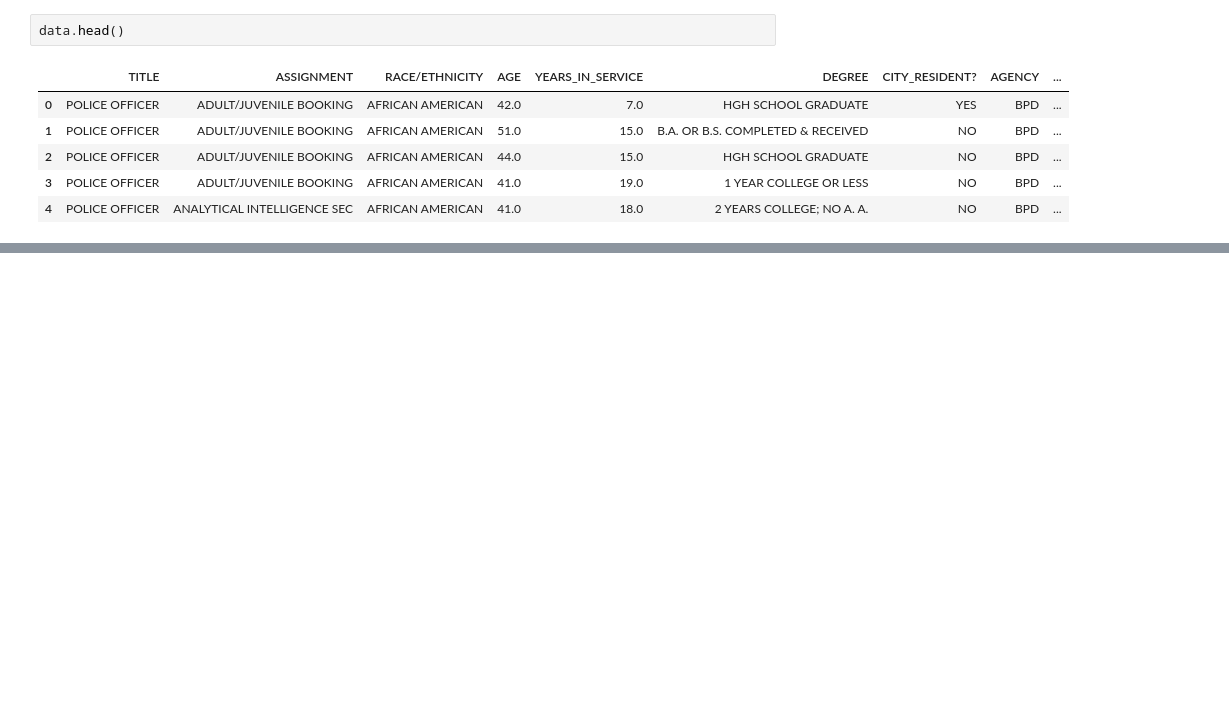
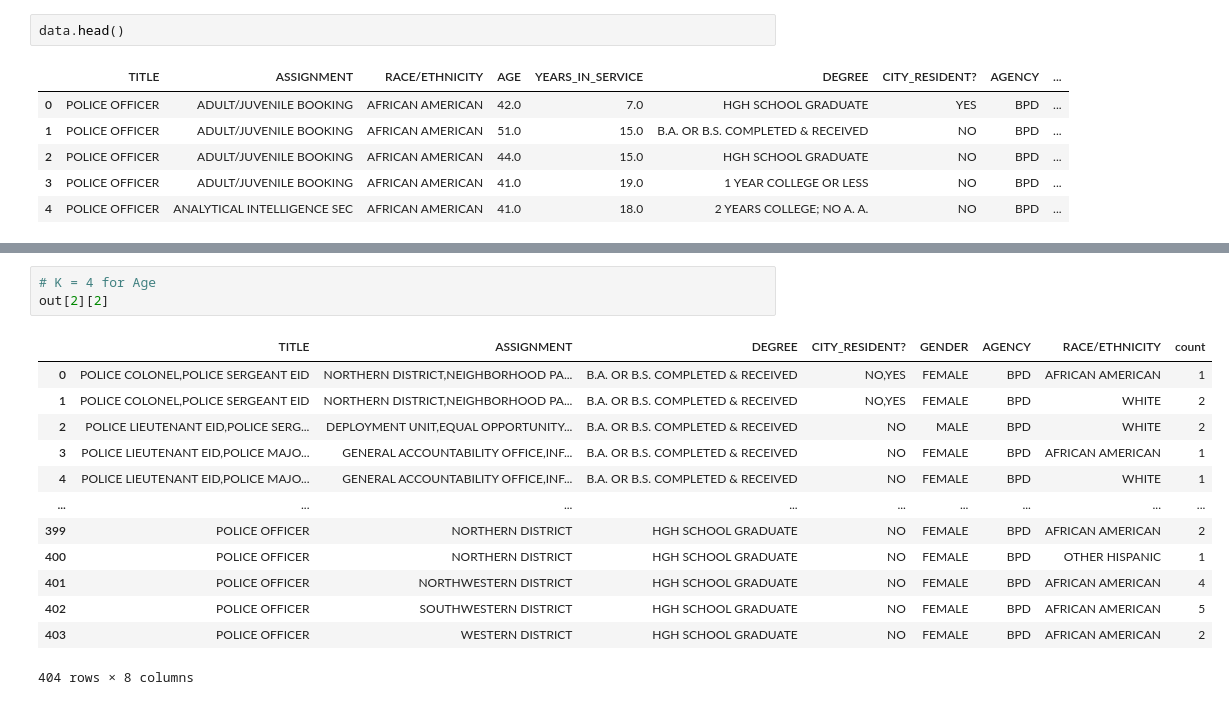
Before and after one commit to ammarlam10/DS23_multimodal_anonymization, a Jupyter notebook: tabluar anonymization.ipynb, the cells around one changed output, grey strips where cells are left out. Cells and saved outputs as stored; diff of their text form; blank space fills up the shorter version.

```diff
--- a/tabluar anonymization.ipynb
+++ b/tabluar anonymization.ipynb
@@ -117,0 +156,17 @@ out[2].head()
+# %%
+# K = 4 for Age
+out[2][2]
+# %% [output]
+|  | TITLE | ASSIGNMENT | DEGREE | CITY_RESIDENT? | GENDER | AGENCY | RACE/ETHNICITY | count |
+| 0 | POLICE COLONEL,POLICE SERGEANT EID | NORTHERN DISTRICT,NEIGHBORHOOD PA... | B.A. OR B.S. COMPLETED & RECEIVED | NO,YES | FEMALE | BPD | AFRICAN AMERICAN | 1 |
+| 1 | POLICE COLONEL,POLICE SERGEANT EID | NORTHERN DISTRICT,NEIGHBORHOOD PA... | B.A. OR B.S. COMPLETED & RECEIVED | NO,YES | FEMALE | BPD | WHITE | 2 |
+| 2 | POLICE LIEUTENANT EID,POLICE SERG... | DEPLOYMENT UNIT,EQUAL OPPORTUNITY... | B.A. OR B.S. COMPLETED & RECEIVED | NO | MALE | BPD | WHITE | 2 |
+| 3 | POLICE LIEUTENANT EID,POLICE MAJO... | GENERAL ACCOUNTABILITY OFFICE,INF... | B.A. OR B.S. COMPLETED & RECEIVED | NO | FEMALE | BPD | AFRICAN AMERICAN | 1 |
+| 4 | POLICE LIEUTENANT EID,POLICE MAJO... | GENERAL ACCOUNTABILITY OFFICE,INF... | B.A. OR B.S. COMPLETED & RECEIVED | NO | FEMALE | BPD | WHITE | 1 |
+| ... | ... | ... | ... | ... | ... | ... | ... | ... |
+| 399 | POLICE OFFICER | NORTHERN DISTRICT | HGH SCHOOL GRADUATE | NO | FEMALE | BPD | AFRICAN AMERICAN | 2 |
+| 400 | POLICE OFFICER | NORTHERN DISTRICT | HGH SCHOOL GRADUATE | NO | FEMALE | BPD | OTHER HISPANIC | 1 |
+| 401 | POLICE OFFICER | NORTHWESTERN DISTRICT | HGH SCHOOL GRADUATE | NO | FEMALE | BPD | AFRICAN AMERICAN | 4 |
+| 402 | POLICE OFFICER | SOUTHWESTERN DISTRICT | HGH SCHOOL GRADUATE | NO | FEMALE | BPD | AFRICAN AMERICAN | 5 |
+| 403 | POLICE OFFICER | WESTERN DISTRICT | HGH SCHOOL GRADUATE | NO | FEMALE | BPD | AFRICAN AMERICAN | 2 |
+404 rows × 8 columns
```
Also changed, not shown: parts of 20 cells of this notebook.
